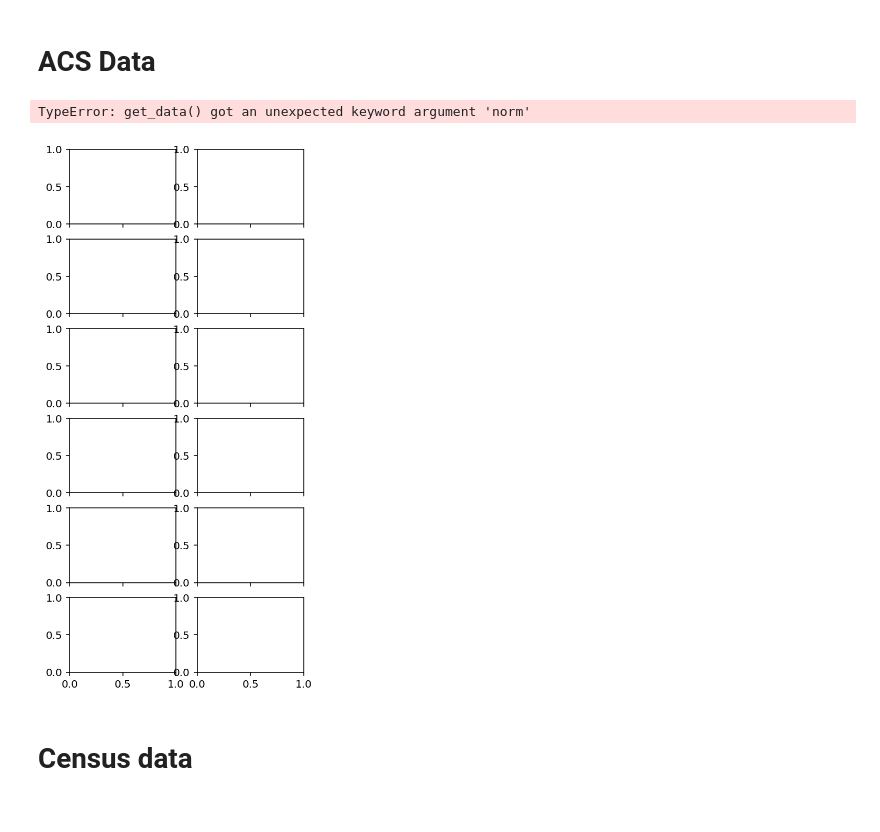
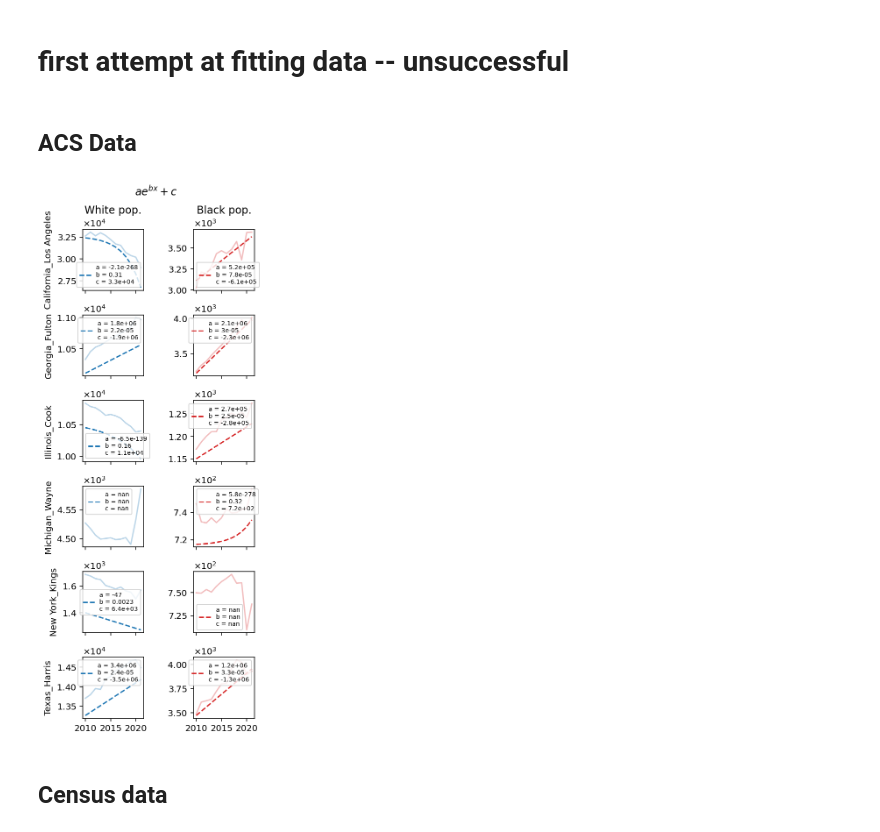
Before and after one commit to dsseara/sociohydro, a Jupyter notebook: inference/measure_growth.ipynb, the cells around one changed output. Cells and saved outputs as stored; diff of their text form; code cells hidden in the pictures.

```diff
--- a/inference/measure_growth.ipynb
+++ b/inference/measure_growth.ipynb
@@ -16,0 +19,2 @@ from sociohydroInferer import *
+# %%
+sc_list = pd.read_csv("/project/vitelli/dsseara/schelling/data/states_counties.csv")
@@ -17,6 +91,23 @@ from sociohydroInferer import *
+# %%
+# function to grab total population, not currently implemented in get_data
+def get_total(file, year=1990, region="all"):
+    ykey = str(year)
+    with h5py.File(file, "r") as d:
+        x_grid = d[ykey]["x_grid"][()]
+        y_grid = d[ykey]["y_grid"][()]
+        if region=="all":
+            total = d[ykey]["total_grid_masked"][()]
+        elif region=="county":
+            total = d[ykey]["total_grid_county"][()]
+
+    return total, x_grid, y_grid
 # %%
 acsfolder = "/project/vitelli/dsseara/schelling/data/yearly/raw/gridded"
-acsfiles = sorted(glob(os.path.join(acsfolder, "*hdf5")))
+acscounties = np.array(sorted(glob(os.path.join(acsfolder, "*hdf5"))))
+acs_idxs = [0, 1, 2, 3, 4, 5]
+print([acscounties[idx].split("/")[-1][:-5] for idx in acs_idxs])
 
 censusfolder = "/project/vitelli/dsseara/schelling/data/decennial/gridded"
-censusfiles = sorted(glob(os.path.join(censusfolder, "*hdf5")))
+censuscounties = np.array(sorted(glob(os.path.join(censusfolder, "*hdf5"))))
+census_idxs = [3, 15, 16, 19, 23, 34]
+print([censuscounties[idx].split("/")[-1][:-5] for idx in census_idxs])
@@ -30,2 +515,4 @@ Type:      function
+# %% [markdown]
+# first attempt at fitting data -- unsuccessful
 # %% [markdown]
-# ACS Data
+## ACS Data
@@ -32,11 +521,4 @@ Type:      function
 # %%
-idxs = [3, 14, 15, 18, 22, 33]
-def expGrowth(x, a, b, c):
-    return growth(x, a, b, c, form="exp")
-
-def linGrowth(x, a, b, c):
-    return growth(x, a, b, c, form="linear")
-
 fig, ax = plt.subplots(len(idxs), 2, dpi=144, figsize=(4, 1.5*len(idxs)), sharey=False, sharex=True)
 
 σ = 2.0
@@ -50,8 +532,8 @@ for didx, datafile in enumerate(tqdm(list(np.array(acsfiles)[idxs]))):
     ϕW = []
     ϕB = []
     for year in t:
-        w, b, xx, yy = get_data(datafile, year=year, region="all", norm=False)
-        w_border, _, _, _ = get_data(datafile, year=year, region="all", norm=False)
+        w, b, xx, yy = get_data(datafile, year=year, region="all", norm=True)
+        w_border, _, _, _ = get_data(datafile, year=year, region="all", norm=True)
         ϕW.append(w)
         ϕB.append(b)
 
@@ -74,46 +556,45 @@ for didx, datafile in enumerate(tqdm(list(np.array(acsfiles)[idxs]))):
     # ϕBs.append(ϕB_smooth_interp)
 
     try:
-        poptW, pcovW = optimize.curve_fit(linGrowth, t_interp,
-                                          np.log(np.nansum(ϕW_smooth_interp, axis=(1, 2))),
+        poptW, pcovW = optimize.curve_fit(expGrowth, t_interp,
+                                          np.nansum(ϕW_smooth_interp, axis=(1, 2)),
                                           p0=[1e-3, 1e-6, 0],
                                           maxfev=int(1e5))
-        poptB, pcovB = optimize.curve_fit(linGrowth, t_interp,
-                                          np.log(np.nansum(ϕB_smooth_interp, axis=(1, 2))),
+        poptB, pcovB = optimize.curve_fit(expGrowth, t_interp,
+                                          np.nansum(ϕB_smooth_interp, axis=(1, 2)),
                                           p0=[1e-3, 1e-6, 0],
                                           maxfev=int(1e5))
     except Exception as e:
         print(e)
 
     ax[didx, 0].plot(t, np.nansum(ϕW_smooth, axis=(1, 2)),
                    "C0", zorder=-1, alpha=0.3)
     ax[didx, 0].plot(t, expGrowth(t, *poptW),
                          color="C0", ls="--",
                          label="\n".join([f"{coeff} = {val:0.2g}" for coeff, val in zip(["a", "b", "c"], poptW)]))
 
     ax[didx, 1].plot(t, np.nansum(ϕB_smooth, axis=(1, 2)),
                    "C3", zorder=-1, alpha=0.3)
     ax[didx, 1].plot(t, expGrowth(t, *poptB),
                          color="C3", ls="--",
                          label="\n".join([f"{coeff} = {val:0.2g}" for coeff, val in zip(["a", "b", "c"], poptB)]))
 
     ax[didx, 0].set(ylabel=datafile.split("/")[-1][:-5])
 
 
 for a in ax.ravel():
     a.set_box_aspect(1)
     a.set(xticks=[2010, 2015, 2020])
     a.ticklabel_format(axis="y", style="sci", scilimits=(0,0), useMathText=True)
     a.legend(fontsize="x-small")
 
 ax[0, 0].set(title="White pop.")
 ax[0, 1].set(title="Black pop.")
 
 fig.suptitle(r"$a e^{bx} + c$")
 plt.tight_layout()
 # fig.savefig("/project/vitelli/dsseara/schelling/data/2024-08-05_inferenceWithGrowth/2024-08-05_ACSGrowthFits_normFalse.pdf")
 # %% [output]
-TypeError: get_data() got an unexpected keyword argument 'norm'
-[figure, old version]
+[figure, new version]
 # %% [markdown]
-# Census data
+## Census data
```
Also changed, not shown: parts of 17 cells of this notebook, 1 other file.
